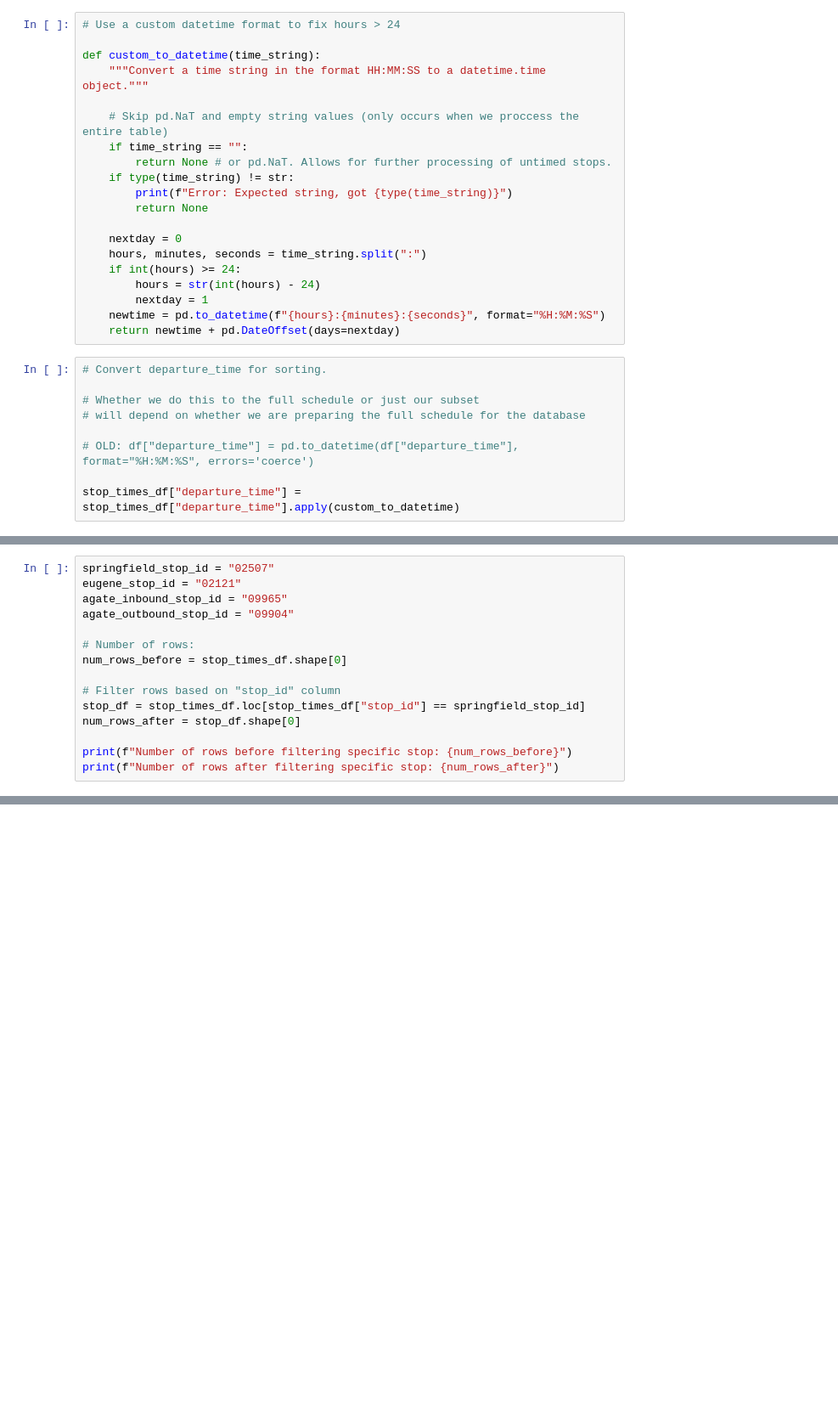
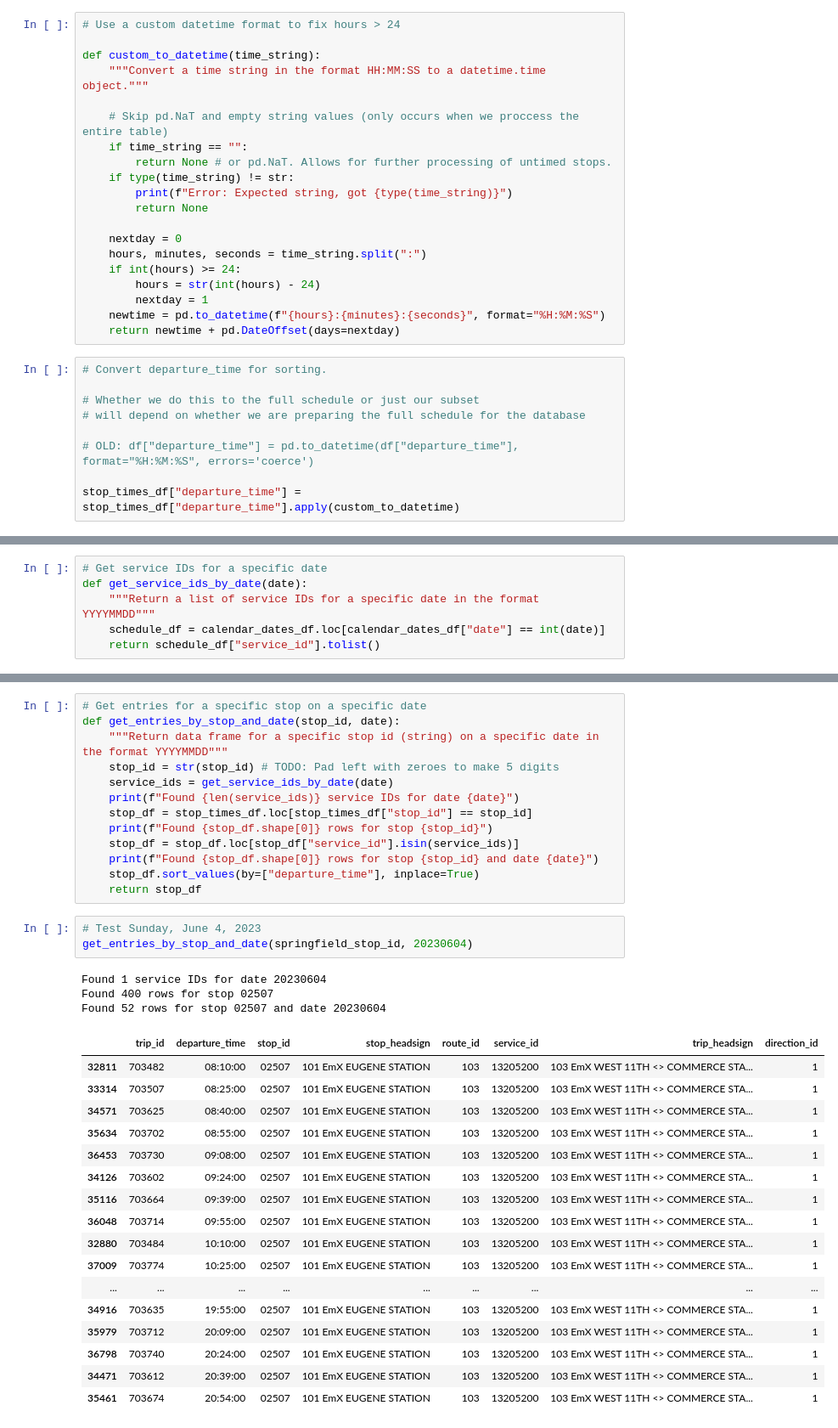
Before and after one commit to danimal-johnson/transit-board-be, a Jupyter notebook: utils/explore_data.ipynb, the cells around one changed output, grey strips where cells are left out. Shown at 85% size. Drawn from its saved outputs; the diff is of its cells as text; blank space fills up the shorter version.

```diff
--- a/utils/explore_data.ipynb
+++ b/utils/explore_data.ipynb
@@ -366,15 +330,0 @@ Now let's filter our results into a new dataframe. We want to find all buses lea
-# %%
-springfield_stop_id = "02507"
-eugene_stop_id = "02121"
-agate_inbound_stop_id = "09965"
-agate_outbound_stop_id = "09904"
-
-# Number of rows:
-num_rows_before = stop_times_df.shape[0]
-
-# Filter rows based on "stop_id" column
-stop_df = stop_times_df.loc[stop_times_df["stop_id"] == springfield_stop_id]
-num_rows_after = stop_df.shape[0]
-
-print(f"Number of rows before filtering specific stop: {num_rows_before}")
-print(f"Number of rows after filtering specific stop: {num_rows_after}")
@@ -423,0 +382,6 @@ There are 2 unique stop sequences.
+# %%
+# Get service IDs for a specific date
+def get_service_ids_by_date(date):
+    """Return a list of service IDs for a specific date in the format YYYYMMDD"""
+    schedule_df = calendar_dates_df.loc[calendar_dates_df["date"] == int(date)]
+    return schedule_df["service_id"].tolist()
@@ -423,0 +402,37 @@ There are 2 unique stop sequences.
+# %%
+# Get entries for a specific stop on a specific date
+def get_entries_by_stop_and_date(stop_id, date):
+    """Return data frame for a specific stop id (string) on a specific date in the format YYYYMMDD"""
+    stop_id = str(stop_id) # TODO: Pad left with zeroes to make 5 digits
+    service_ids = get_service_ids_by_date(date)
+    print(f"Found {len(service_ids)} service IDs for date {date}")
+    stop_df = stop_times_df.loc[stop_times_df["stop_id"] == stop_id]
+    print(f"Found {stop_df.shape[0]} rows for stop {stop_id}")
+    stop_df = stop_df.loc[stop_df["service_id"].isin(service_ids)]
+    print(f"Found {stop_df.shape[0]} rows for stop {stop_id} and date {date}")
+    stop_df.sort_values(by=["departure_time"], inplace=True)
+    return stop_df
+# %%
+# Test Sunday, June 4, 2023
+get_entries_by_stop_and_date(springfield_stop_id, 20230604)
+# %% [output]
+Found 1 service IDs for date 20230604
+Found 400 rows for stop 02507
+Found 52 rows for stop 02507 and date 20230604
+|  | trip_id | departure_time | stop_id | stop_headsign | route_id | service_id | trip_headsign | direction_id |
+| 32811 | 703482 | 08:10:00 | 02507 | 101 EmX EUGENE STATION | 103 | 13205200 | 103 EmX WEST 11TH <> COMMERCE STA... | 1 |
+| 33314 | 703507 | 08:25:00 | 02507 | 101 EmX EUGENE STATION | 103 | 13205200 | 103 EmX WEST 11TH <> COMMERCE STA... | 1 |
+| 34571 | 703625 | 08:40:00 | 02507 | 101 EmX EUGENE STATION | 103 | 13205200 | 103 EmX WEST 11TH <> COMMERCE STA... | 1 |
+| 35634 | 703702 | 08:55:00 | 02507 | 101 EmX EUGENE STATION | 103 | 13205200 | 103 EmX WEST 11TH <> COMMERCE STA... | 1 |
+| 36453 | 703730 | 09:08:00 | 02507 | 101 EmX EUGENE STATION | 103 | 13205200 | 103 EmX WEST 11TH <> COMMERCE STA... | 1 |
+| 34126 | 703602 | 09:24:00 | 02507 | 101 EmX EUGENE STATION | 103 | 13205200 | 103 EmX WEST 11TH <> COMMERCE STA... | 1 |
+| 35116 | 703664 | 09:39:00 | 02507 | 101 EmX EUGENE STATION | 103 | 13205200 | 103 EmX WEST 11TH <> COMMERCE STA... | 1 |
+| 36048 | 703714 | 09:55:00 | 02507 | 101 EmX EUGENE STATION | 103 | 13205200 | 103 EmX WEST 11TH <> COMMERCE STA... | 1 |
+| 32880 | 703484 | 10:10:00 | 02507 | 101 EmX EUGENE STATION | 103 | 13205200 | 103 EmX WEST 11TH <> COMMERCE STA... | 1 |
+| 37009 | 703774 | 10:25:00 | 02507 | 101 EmX EUGENE STATION | 103 | 13205200 | 103 EmX WEST 11TH <> COMMERCE STA... | 1 |
+| ... | ... | ... | ... | ... | ... | ... | ... | ... |
+| 34916 | 703635 | 19:55:00 | 02507 | 101 EmX EUGENE STATION | 103 | 13205200 | 103 EmX WEST 11TH <> COMMERCE STA... | 1 |
+| 35979 | 703712 | 20:09:00 | 02507 | 101 EmX EUGENE STATION | 103 | 13205200 | 103 EmX WEST 11TH <> COMMERCE STA... | 1 |
+| 36798 | 703740 | 20:24:00 | 02507 | 101 EmX EUGENE STATION | 103 | 13205200 | 103 EmX WEST 11TH <> COMMERCE STA... | 1 |
+| 34471 | 703612 | 20:39:00 | 02507 | 101 EmX EUGENE STATION | 103 | 13205200 | 103 EmX WEST 11TH <> COMMERCE STA... | 1 |
+| 35461 | 703674 | 20:54:00 | 02507 | 101 EmX EUGENE STATION | 103 | 13205200 | 103 EmX WEST 11TH <> COMMERCE STA... | 1 |
```
Also changed, not shown: parts of 52 cells of this notebook, 1 other file.
